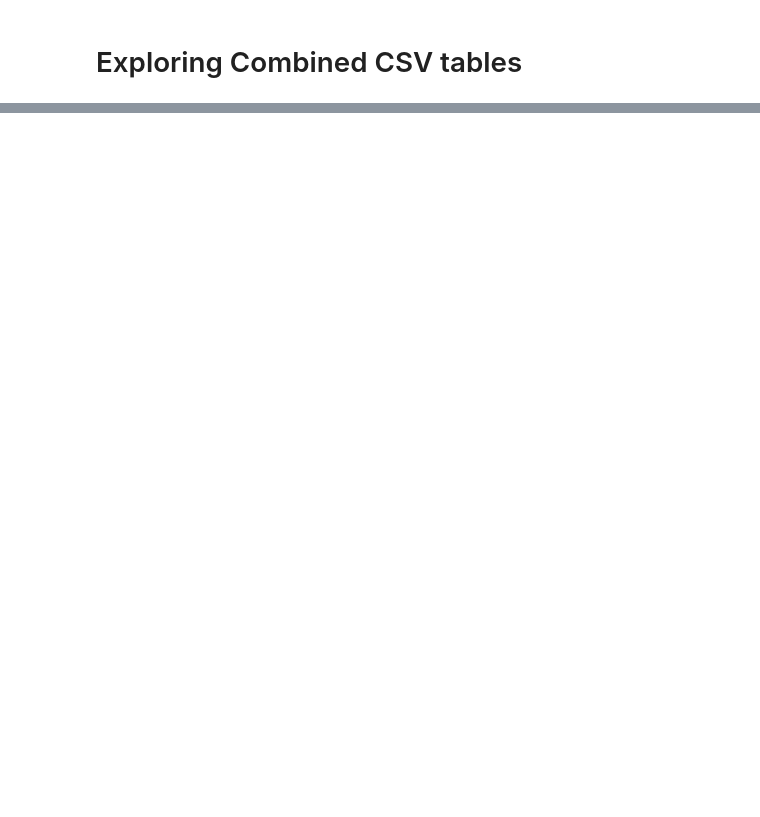
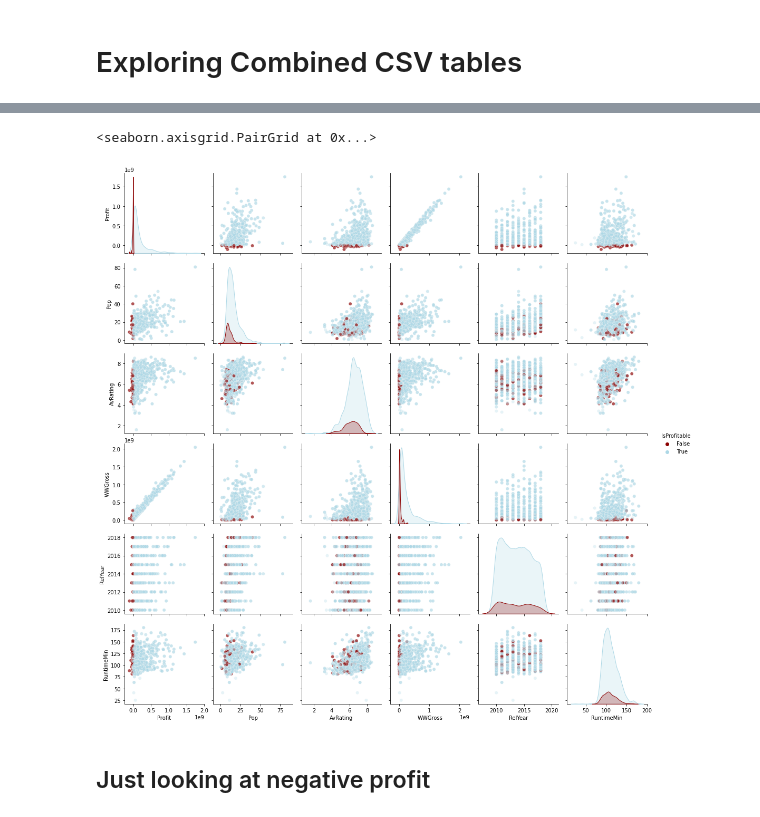
Before and after one commit to Lou-Hines/Movie_Production_Recommendations, a Jupyter notebook: Jamie/JupyterNotebookJamie.ipynb, the cells around one changed output, grey strips where cells are left out. Drawn from its saved outputs; the diff is of its cells as text; code cells hidden in the pictures; blank space fills up the shorter version.

Commit message:
Adding Updated JupyterNotebook With Graphs and Data Cleaned

```diff
--- a/Jamie/JupyterNotebookJamie.ipynb
+++ b/Jamie/JupyterNotebookJamie.ipynb
@@ -542,0 +485,9 @@ def genre_ids_to_genres()
+# %%
+df = df[['Title', 'Genres', 'OL',
+                   'PBudget', 'WWGross', 'Profit',
+                     'AvRating', 'RDate',
+                   'DGrossX', 'FGrossX',
+                      'Pop', 'VoteAv', 'RuntimeMin',
+                     'VoteCount', 'RelYear', 'Studio', 'NumVotes']]
+# %%
+df['IsProfitable'] = df['Profit'] > 0
@@ -542,0 +544,5 @@ def genre_ids_to_genres()
+# %%
+dfexplode = df.copy()
+dfexplode['Genres'] = df['Genres'].str.split(',')
+dfexplode = dfexplode.explode('Genres')
+dfexplode
@@ -542,0 +574,6 @@ def genre_ids_to_genres()
+# %%
+#list to change variables around:
+# 'Profit','Pop','Genres','WWGross','AvRating','DGrossX','FGrossX','RuntimeMin','Studio','PBudget','IsProfitable'
+dfexplodeexplore = dfexplode[['Profit','Pop','Genres','AvRating','WWGross', 'RelYear',
+                                'RuntimeMin','Studio','IsProfitable']]
+dfexplodeexplore
@@ -542,0 +594,7 @@ def genre_ids_to_genres()
+# %%
+sns.pairplot(dfexplodeexplore, hue='IsProfitable', plot_kws={'alpha':0.3}, palette={True:'lightblue',False:'darkred'})
+# %% [output]
+<seaborn.axisgrid.PairGrid at 0x...>
+[figure, added]
+# %% [markdown]
+## Just looking at negative profit
```
Also changed, not shown: parts of 97 cells of this notebook.
